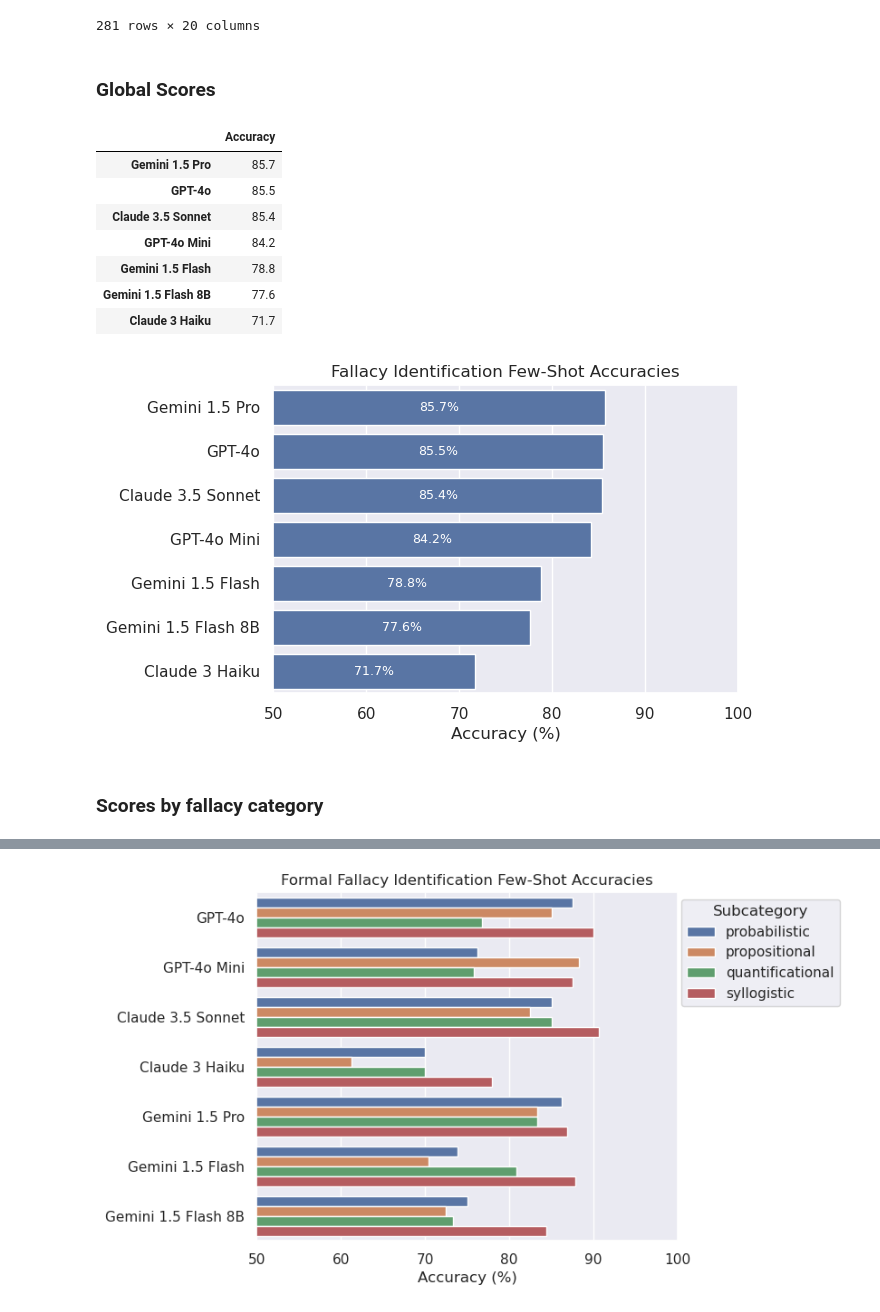
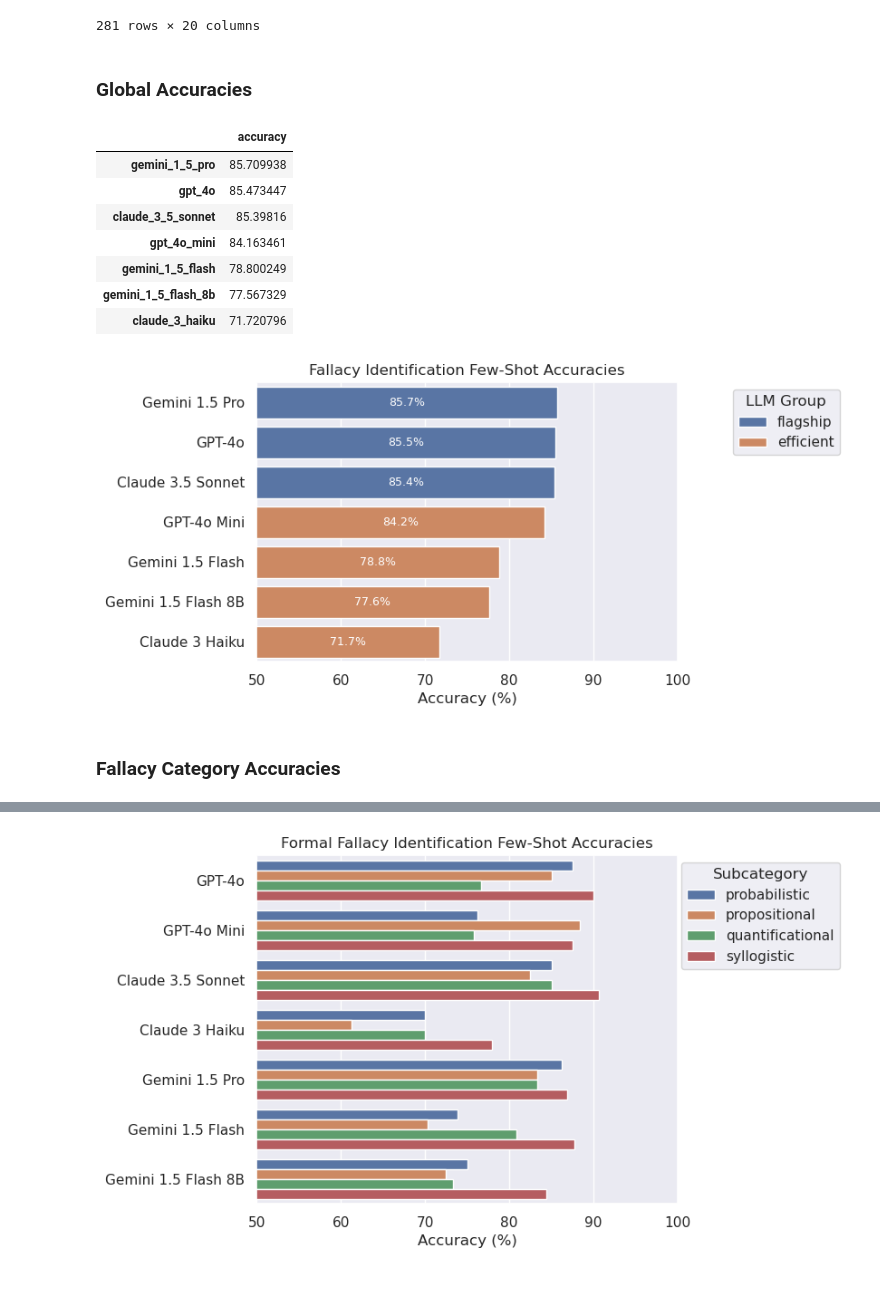
Before and after one commit to aimfeld/fallacy-detection, a Jupyter notebook: analysis.ipynb, the cells around one changed output, grey strips where cells are left out. Drawn from its saved outputs; the diff is of its cells as text; code cells hidden in the pictures; blank space fills up the shorter version.

```diff
--- a/analysis.ipynb
+++ b/analysis.ipynb
@@ -243,32 +343,35 @@ df_fallacies_e2[df_fallacies_e2.isna().any(axis=1)]
 | 4595 | Since vicilins are a type of prot... | vicilins | Failure to Elucidate | 0 | informal | irrelevance | Yes. | Yes. | ... |
 281 rows × 20 columns
 # %% [markdown]
-### Global Scores
+### Global Accuracies
 # %%
 _, df_subcategory_accuracies_e2, df_category_accuracies_e2, df_global_accuracies_e2 = get_accuracies(df_fallacies_e2)
 # %%
-df_global_accuracies_e2 = df_global_accuracies_e2.sort_values('Accuracy', ascending=False)
+df_global_accuracies_e2 = df_global_accuracies_e2.sort_values('accuracy', ascending=False)
 df_global_accuracies_e2
 # %% [output]
-|  | Accuracy |
-| Gemini 1.5 Pro | 85.7 |
-| GPT-4o | 85.5 |
-| Claude 3.5 Sonnet | 85.4 |
-| GPT-4o Mini | 84.2 |
-| Gemini 1.5 Flash | 78.8 |
-| Gemini 1.5 Flash 8B | 77.6 |
-| Claude 3 Haiku | 71.7 |
+|  | accuracy |
+| gemini_1_5_pro | 85.709938 |
+| gpt_4o | 85.473447 |
+| claude_3_5_sonnet | 85.39816 |
+| gpt_4o_mini | 84.163461 |
+| gemini_1_5_flash | 78.800249 |
+| gemini_1_5_flash_8b | 77.567329 |
+| claude_3_haiku | 71.720796 |
 # %%
 plot_accuracies(
-    data=df_global_accuracies_e2.reset_index(),
+    data=add_llm_info(df_global_accuracies_e2),
     figsize=(6, 4),
     title='Fallacy Identification Few-Shot Accuracies',
+    hue='llm_group',
+    legend_title='LLM Group',
+    legend_anchor=(1.4, 1),
     annotate=True,
 )
 # %% [output]
-[figure, old version]
+[figure, new version]
 # %% [markdown]
-### Scores by fallacy category
+### Fallacy Category Accuracies
 # %%
 df_category_accuracies_e2
 # %% [output]
```
Also changed, not shown: parts of 51 cells of this notebook, 3 other files.
